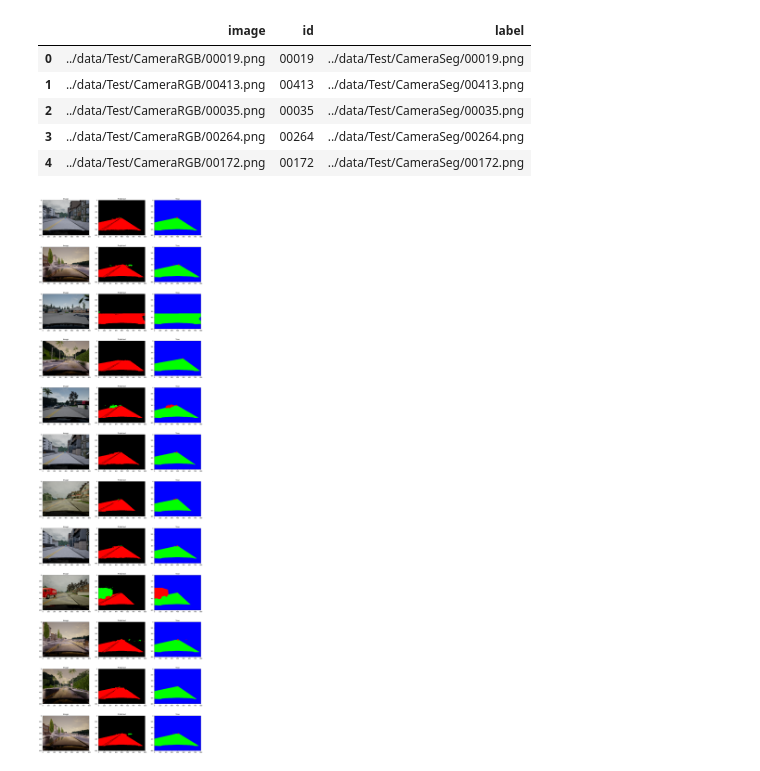
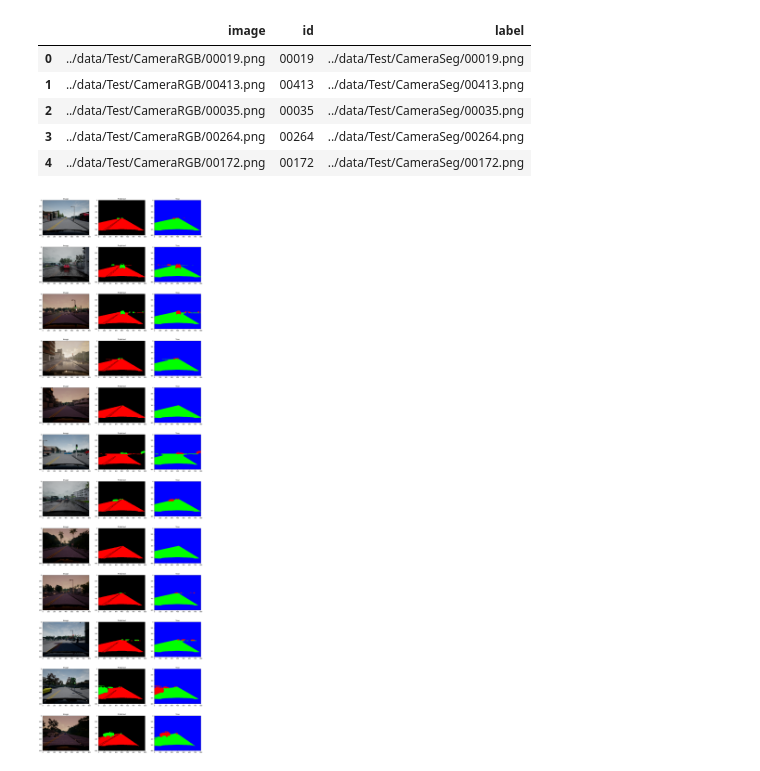
Before and after one commit to iamfaisalkhan/udacity-lyft-challenge, a Jupyter notebook: notebooks/inference_visualizer.ipynb, the cells around one changed output. Drawn from its saved outputs; the diff is of its cells as text; code cells hidden in the pictures.

```diff
--- a/notebooks/inference_visualizer.ipynb
+++ b/notebooks/inference_visualizer.ipynb
@@ -37,36 +37,36 @@ from models.segnet_custom_layers import MaxPoolingWithArgmax2D, MaxUnpooling2D
 
 from train import jaccard_distance_loss
 
-model = load_model('../saved_models/segnet_extended/model_saved.h5',
+model = load_model('../saved_models/segnet_extended/segnetExt.h5',
                    {'MaxPoolingWithArgmax2D': MaxPoolingWithArgmax2D,
                     'MaxUnpooling2D' : MaxUnpooling2D
                    })
 # %%
 from keras.applications.vgg16 import preprocess_input
 
 sample_rows = 12
 fig, m_axs = plt.subplots(sample_rows, 3, figsize = (20, 6*sample_rows))
-for (ax1, ax2, ax3), (_, c_row) in zip(m_axs, test_df.sample(sample_rows).iterrows()):
+for (ax1, ax2, ax3), (_, c_row) in zip(m_axs, train_df.sample(sample_rows).iterrows()):
     c_img = imread(c_row['image']).astype(np.float64)
     r_rgb_img = imread(c_row['image'])
     c_img = preprocess_input(c_img)
     p_img = model.predict(np.expand_dims(cv2.resize(c_img, (384, 384)), 0))[0]
     p_img = p_img.argmax(axis=2)
 
     binary_car_result = cv2.resize((p_img == 0).astype(np.uint8), (800, 600))
     binary_road_result = cv2.resize((p_img == 1).astype(np.uint8), (800, 600))
     output_lbl = np.zeros((600, 800, 3))
     output_lbl[:, :, 0] = binary_road_result
     output_lbl[:, : , 1] = binary_car_result
 
     l_img = imread(c_row['label'])
     l_img = preprocess_label(l_img)
 
     ax1.imshow(r_rgb_img)
     ax1.set_title('Image')
     ax2.imshow(output_lbl)
     ax2.set_title('Predicted')
     ax3.imshow(l_img*255)
     ax3.set_title('True')
 # %% [output]
-[figure, old version]
+[figure, new version]
```
Also changed, not shown: parts of 1 cell of this notebook, 5 other files.
